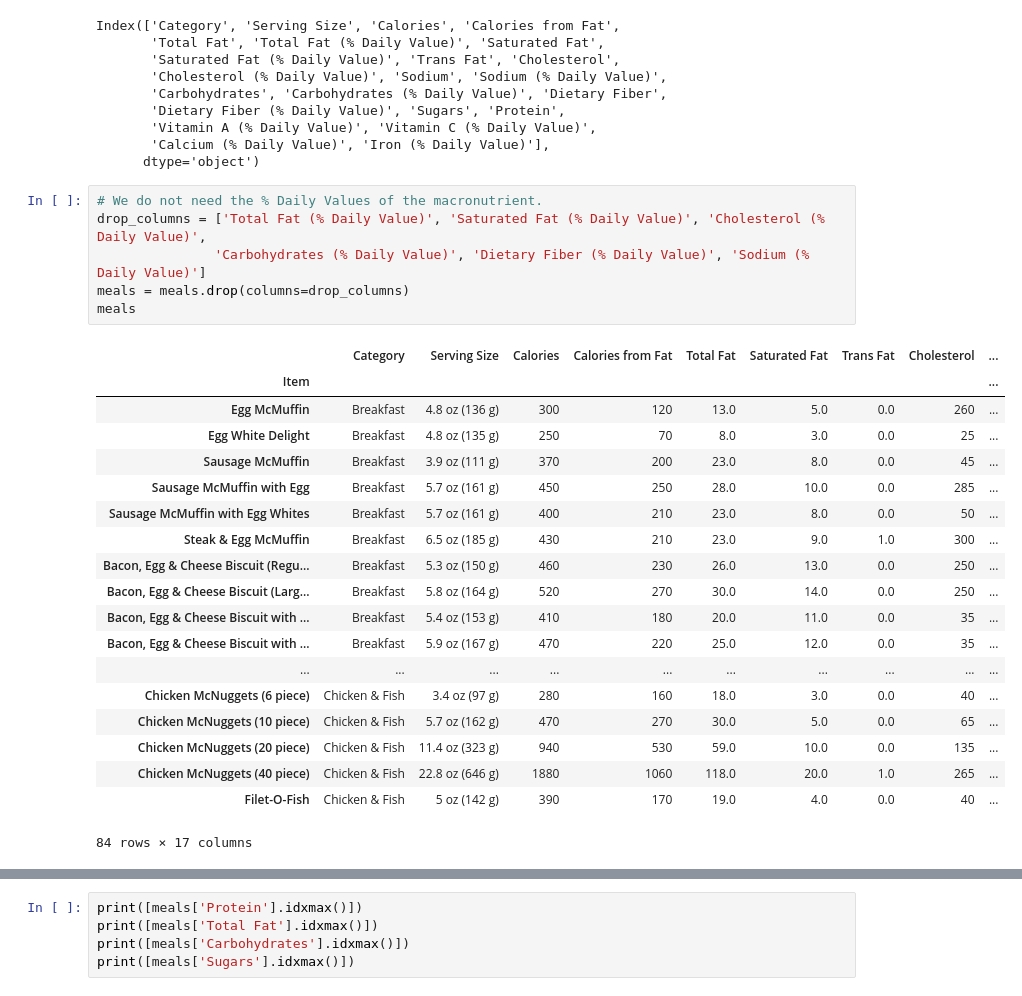
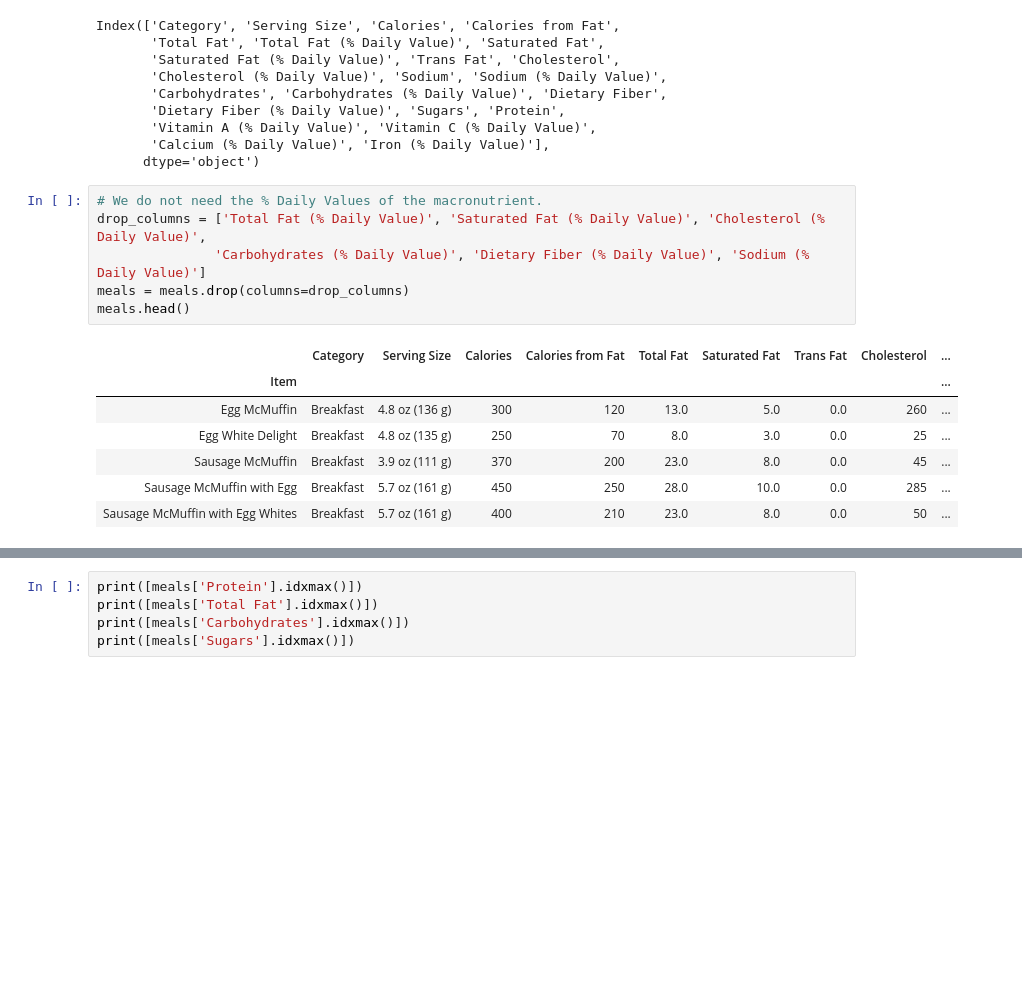
Before and after one commit to alanshkim/McDonalds-Analysis, a Jupyter notebook: mcdonalds.ipynb, the cells around one changed output, grey strips where cells are left out. Saved outputs shown, nothing was run; the diff lists cells and outputs as text; blank space fills up the shorter version.

```diff
--- a/mcdonalds.ipynb
+++ b/mcdonalds.ipynb
@@ -221,29 +206,17 @@ Index(['Category', 'Serving Size', 'Calories', 'Calories from Fat',
 # %%
 # We do not need the % Daily Values of the macronutrient.
 drop_columns = ['Total Fat (% Daily Value)', 'Saturated Fat (% Daily Value)', 'Cholesterol (% Daily Value)',
                'Carbohydrates (% Daily Value)', 'Dietary Fiber (% Daily Value)', 'Sodium (% Daily Value)']
 meals = meals.drop(columns=drop_columns)
-meals
+meals.head()
 # %% [output]
 |  | Category | Serving Size | Calories | Calories from Fat | Total Fat | Saturated Fat | Trans Fat | Cholesterol | ... |
 | Item |  |  |  |  |  |  |  |  | ... |
 | Egg McMuffin | Breakfast | 4.8 oz (136 g) | 300 | 120 | 13.0 | 5.0 | 0.0 | 260 | ... |
 | Egg White Delight | Breakfast | 4.8 oz (135 g) | 250 | 70 | 8.0 | 3.0 | 0.0 | 25 | ... |
 | Sausage McMuffin | Breakfast | 3.9 oz (111 g) | 370 | 200 | 23.0 | 8.0 | 0.0 | 45 | ... |
 | Sausage McMuffin with Egg | Breakfast | 5.7 oz (161 g) | 450 | 250 | 28.0 | 10.0 | 0.0 | 285 | ... |
 | Sausage McMuffin with Egg Whites | Breakfast | 5.7 oz (161 g) | 400 | 210 | 23.0 | 8.0 | 0.0 | 50 | ... |
-| Steak & Egg McMuffin | Breakfast | 6.5 oz (185 g) | 430 | 210 | 23.0 | 9.0 | 1.0 | 300 | ... |
-| Bacon, Egg & Cheese Biscuit (Regu... | Breakfast | 5.3 oz (150 g) | 460 | 230 | 26.0 | 13.0 | 0.0 | 250 | ... |
-| Bacon, Egg & Cheese Biscuit (Larg... | Breakfast | 5.8 oz (164 g) | 520 | 270 | 30.0 | 14.0 | 0.0 | 250 | ... |
-| Bacon, Egg & Cheese Biscuit with ... | Breakfast | 5.4 oz (153 g) | 410 | 180 | 20.0 | 11.0 | 0.0 | 35 | ... |
-| Bacon, Egg & Cheese Biscuit with ... | Breakfast | 5.9 oz (167 g) | 470 | 220 | 25.0 | 12.0 | 0.0 | 35 | ... |
-| ... | ... | ... | ... | ... | ... | ... | ... | ... | ... |
-| Chicken McNuggets (6 piece) | Chicken & Fish | 3.4 oz (97 g) | 280 | 160 | 18.0 | 3.0 | 0.0 | 40 | ... |
-| Chicken McNuggets (10 piece) | Chicken & Fish | 5.7 oz (162 g) | 470 | 270 | 30.0 | 5.0 | 0.0 | 65 | ... |
-| Chicken McNuggets (20 piece) | Chicken & Fish | 11.4 oz (323 g) | 940 | 530 | 59.0 | 10.0 | 0.0 | 135 | ... |
-| Chicken McNuggets (40 piece) | Chicken & Fish | 22.8 oz (646 g) | 1880 | 1060 | 118.0 | 20.0 | 1.0 | 265 | ... |
-| Filet-O-Fish | Chicken & Fish | 5 oz (142 g) | 390 | 170 | 19.0 | 4.0 | 0.0 | 40 | ... |
-84 rows × 17 columns
 # %%
 fig, axes = plt.subplots(nrows=2,ncols=2, figsize=(15,10))
 plt.subplots_adjust(right=1)
```
Also changed, not shown: parts of 13 cells of this notebook.
